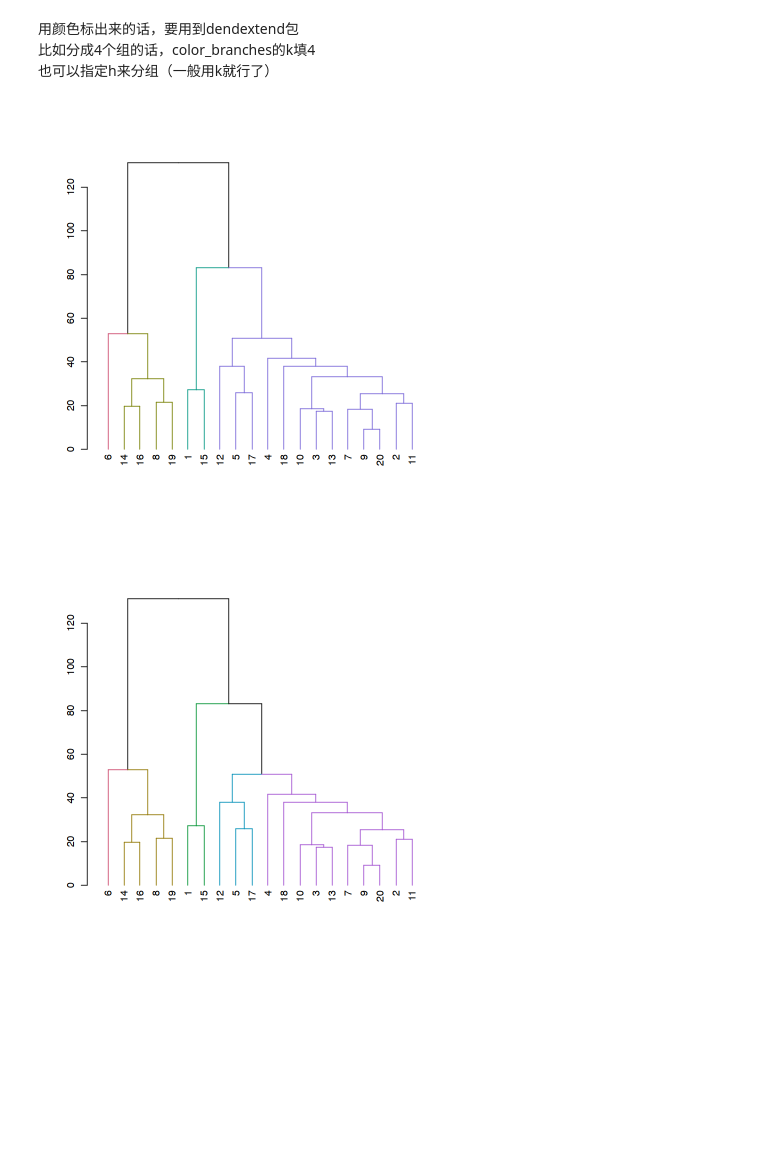
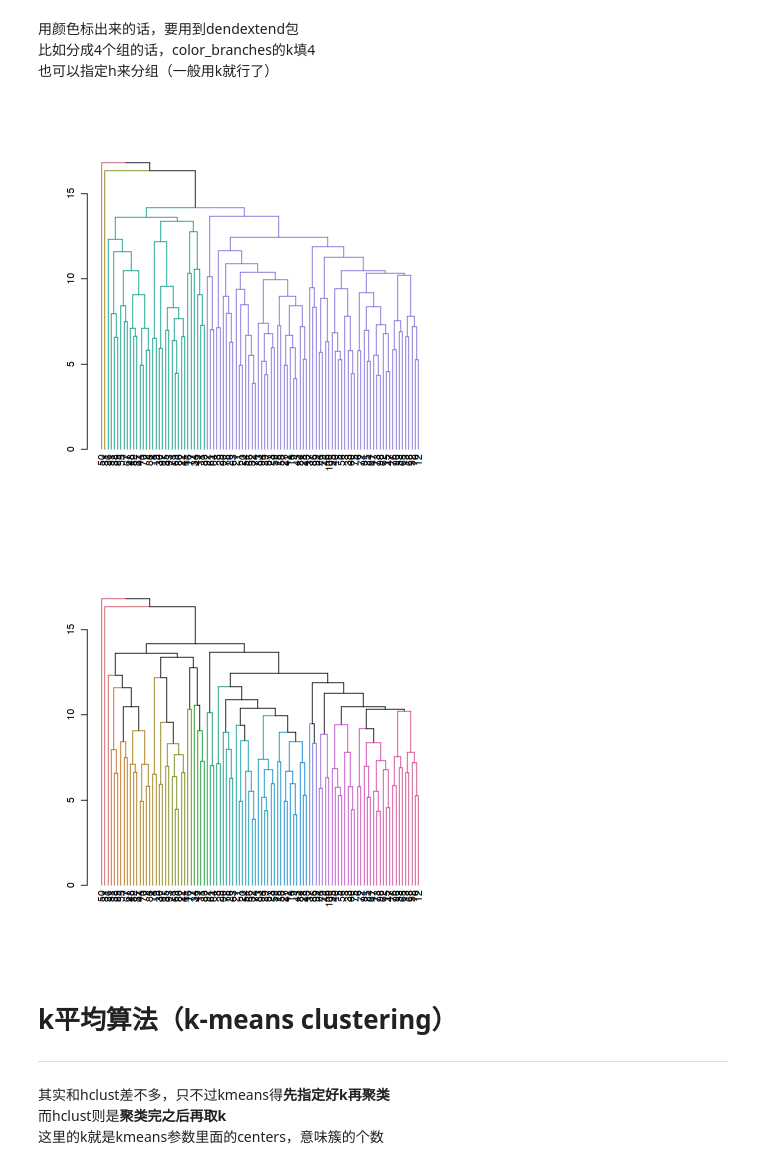
Before and after one commit to nab-iak/R_memo, a Jupyter notebook: jupyter_notebook/cluster_analysis.ipynb, the cells around one changed output. Saved outputs shown, nothing was run; the diff lists cells and outputs as text; code cells hidden in the pictures; blank space fills up the shorter version.

```diff
--- a/jupyter_notebook/cluster_analysis.ipynb
+++ b/jupyter_notebook/cluster_analysis.ipynb
@@ -6,5 +11,5 @@ library(dendextend)
 # %%
-dt <- read.csv("../data/CVD_cleaned/CVD_cleaned.csv")[1:20,]
+dt <- read.csv("../data/CVD_cleaned/CVD_cleaned.csv") %>% sample_n(size=100,replace=F)
 head(dt)
 # %% [output]
 A data.frame: 6 x 19
@@ -22,4 +30,6 @@ dt_str <- dt %>% select(where(is.character))
 dt_str <- dt_str %>% dummy() %>% mutate_all(as.numeric)
 dt_dummy <- cbind(dt_str,dt_num)
 head(dt_dummy)
+scale_dt_dummy <- scale(dt_dummy) %>% na.omit()
+head(scale_dt_dummy)
 # %% [output]
@@ -35,4 +56,4 @@ A data.frame: 6 x 39
 # %%
-dist_dt <- dist(dt_dummy,method="euclidean")
+dist_dt <- dist(scale_dt_dummy,method="euclidean")
 dist_dt
 # %% [output]
@@ -89,10 +111,17 @@ dend_hc_dt <- as.dendrogram(hc_dt)
 colored_hc_dt <- color_branches(dend_hc_dt,k=4)
 plot(colored_hc_dt)
 # %% [output]
-[figure, old version]
+[figure, new version]
 # %%
 dend_hc_dt <- as.dendrogram(hc_dt)
-colored_hc_dt <- color_branches(dend_hc_dt,h=45)
+colored_hc_dt <- color_branches(dend_hc_dt,h=8)
 plot(colored_hc_dt)
 # %% [output]
-[figure, old version]
+[figure, new version]
+# %% [markdown]
+# k平均算法（k-means clustering）
+---
+# %% [markdown]
+其实和hclust差不多，只不过kmeans得**先指定好k再聚类**
+而hclust则是**聚类完之后再取k**
+这里的k就是kmeans参数里面的centers，意味簇的个数
```
Also changed, not shown: parts of 21 cells of this notebook, 2 other files.
